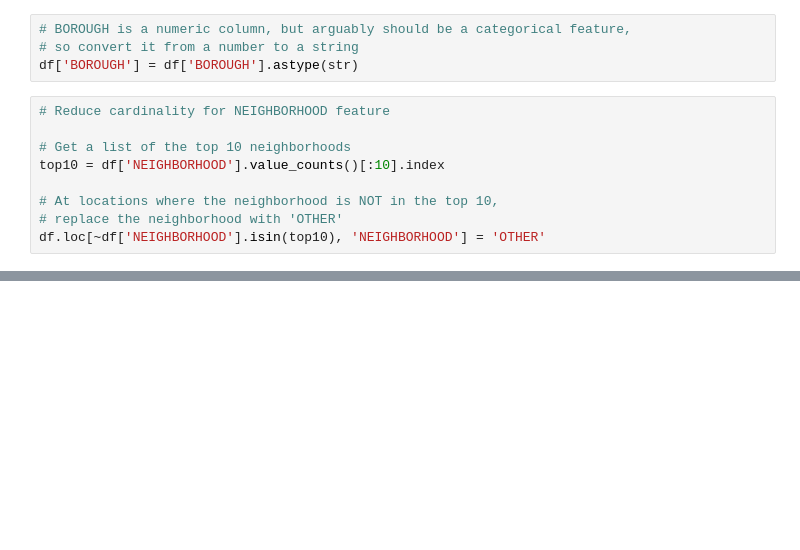
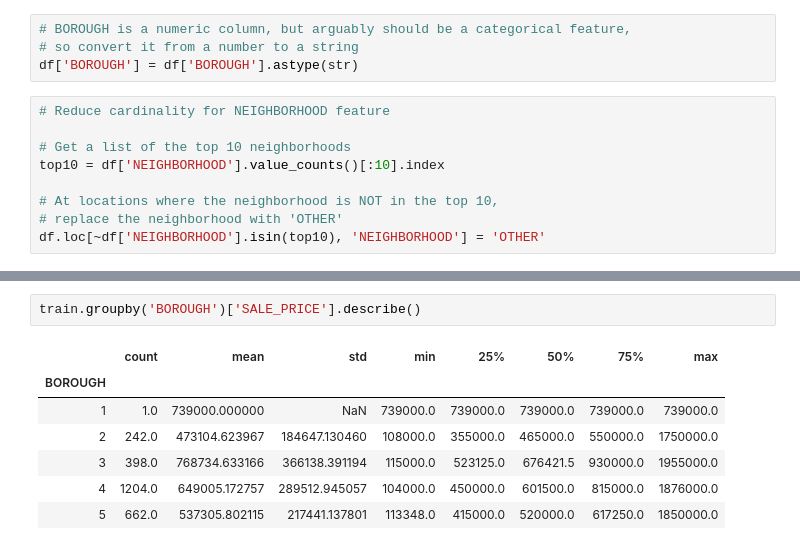
Before and after one commit to bloominstituteoftechnology/DS-Unit-2-Linear-Models, a Jupyter notebook: module3-ridge-regression/LS_DS_213_assignment.ipynb, the cells around one changed output, grey strips where cells are left out. Saved outputs shown, nothing was run; the diff lists cells and outputs as text; blank space fills up the shorter version.

```diff
--- a/module3-ridge-regression/LS_DS_213_assignment.ipynb
+++ b/module3-ridge-regression/LS_DS_213_assignment.ipynb
@@ -156,0 +264,10 @@ df.head()
+# %%
+train.groupby('BOROUGH')['SALE_PRICE'].describe()
+# %% [output]
+|  | count | mean | std | min | 25% | 50% | 75% | max |
+| BOROUGH |  |  |  |  |  |  |  |  |
+| 1 | 1.0 | 739000.000000 | NaN | 739000.0 | 739000.0 | 739000.0 | 739000.0 | 739000.0 |
+| 2 | 242.0 | 473104.623967 | 184647.130460 | 108000.0 | 355000.0 | 465000.0 | 550000.0 | 1750000.0 |
+| 3 | 398.0 | 768734.633166 | 366138.391194 | 115000.0 | 523125.0 | 676421.5 | 930000.0 | 1955000.0 |
+| 4 | 1204.0 | 649005.172757 | 289512.945057 | 104000.0 | 450000.0 | 601500.0 | 815000.0 | 1876000.0 |
+| 5 | 662.0 | 537305.802115 | 217441.137801 | 113348.0 | 415000.0 | 520000.0 | 617250.0 | 1850000.0 |
```
Also changed, not shown: parts of 35 cells of this notebook.
